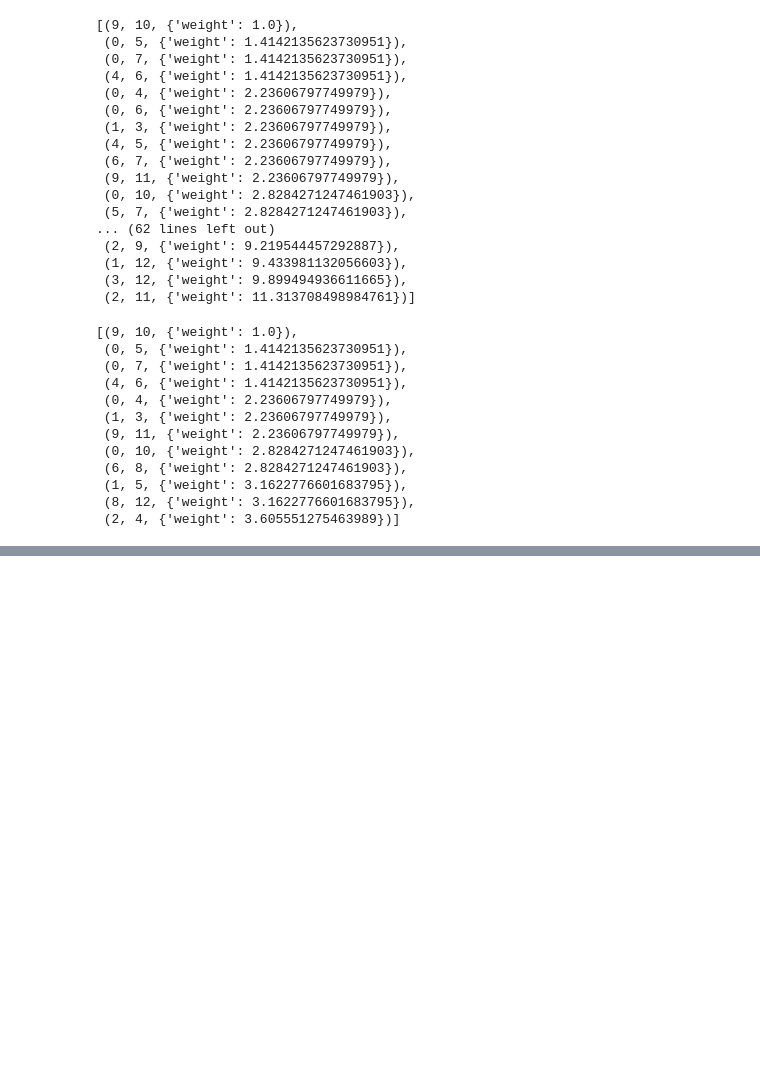
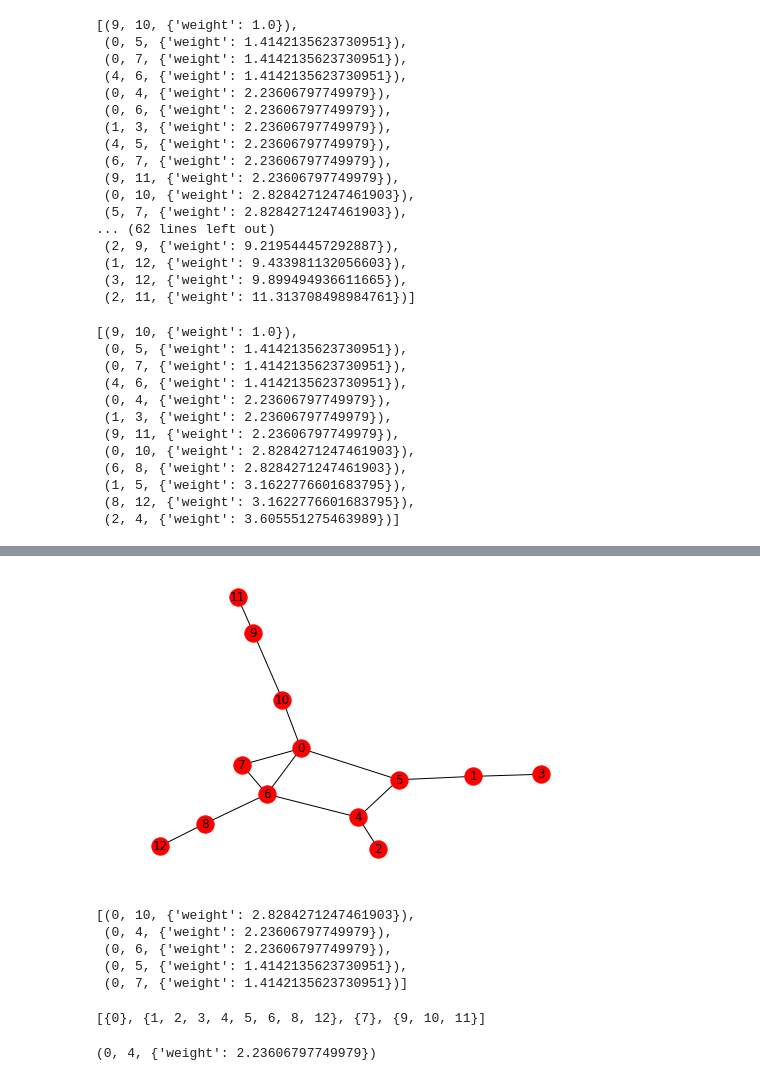
Before and after one commit to ramonduarte/otimgraf, a Jupyter notebook: 4 Exact (brute force lower bounded) [12].ipynb, the cells around one changed output, grey strips where cells are left out. Saved outputs shown, nothing was run; the diff lists cells and outputs as text; code cells hidden in the pictures; blank space fills up the shorter version.

```diff
--- a/4 Exact (brute force lower bounded) [12].ipynb
+++ b/4 Exact (brute force lower bounded) [12].ipynb
@@ -278,0 +364,16 @@ def shortest_partition(ids, k=3):
+# %%
+nx.draw(mst, with_labels=True)
+# %% [output]
+[figure, added]
+# %%
+depot_edges
+# %% [output]
+[(0, 10, {'weight': 2.8284271247461903}),
+ (0, 4, {'weight': 2.23606797749979}),
+ (0, 6, {'weight': 2.23606797749979}),
+ (0, 5, {'weight': 1.4142135623730951}),
+ (0, 7, {'weight': 1.4142135623730951})]
+# %%
+connected_components
+# %% [output]
+[{0}, {1, 2, 3, 4, 5, 6, 8, 12}, {7}, {9, 10, 11}]
@@ -278,0 +439,4 @@ def shortest_partition(ids, k=3):
+# %%
+heaviest_available_depot_edge(depot_edges, dict_cc, edges_to_depot)
+# %% [output]
+(0, 4, {'weight': 2.23606797749979})
```
Also changed, not shown: parts of 21 cells of this notebook, 5 other files.
